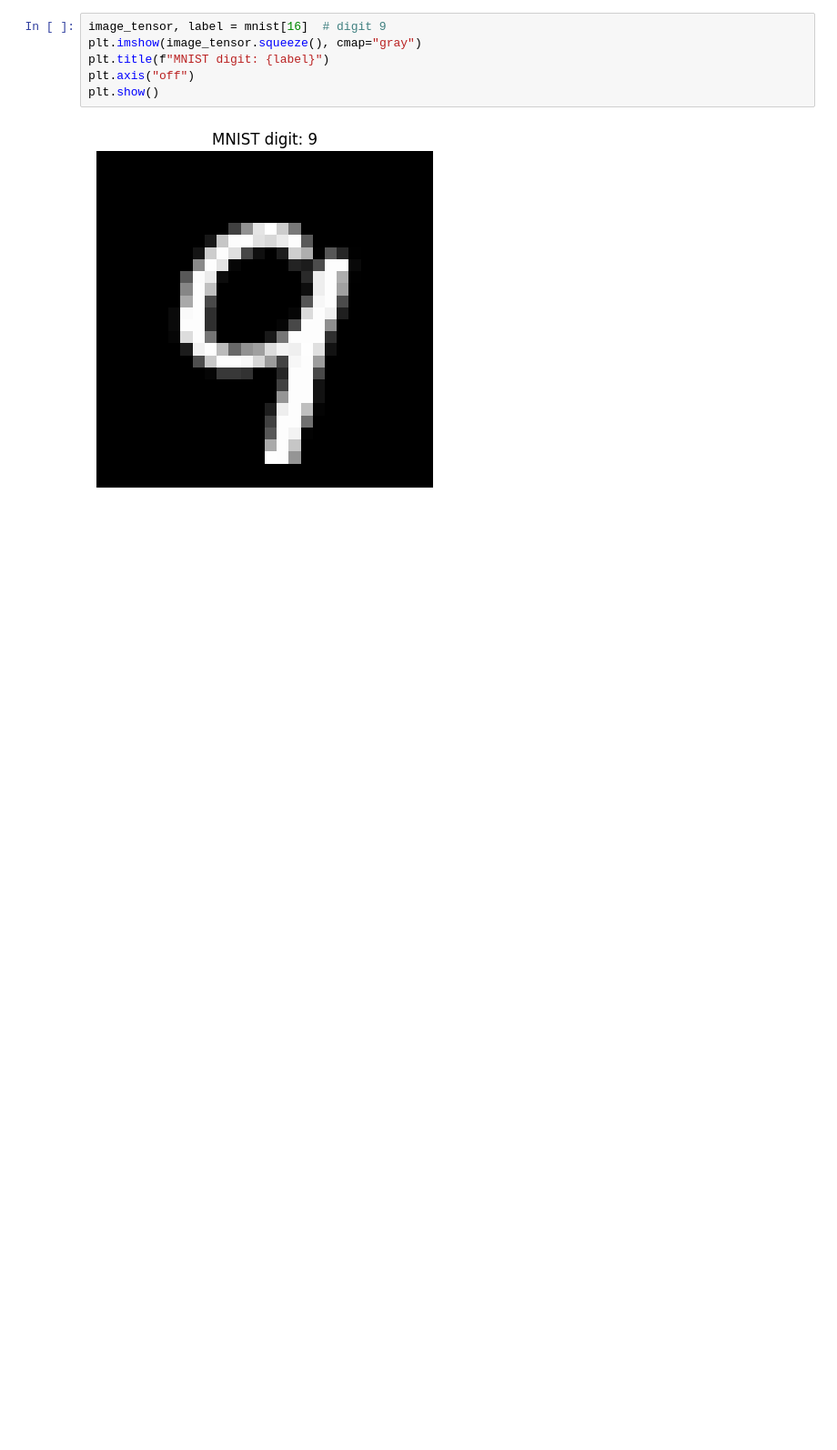
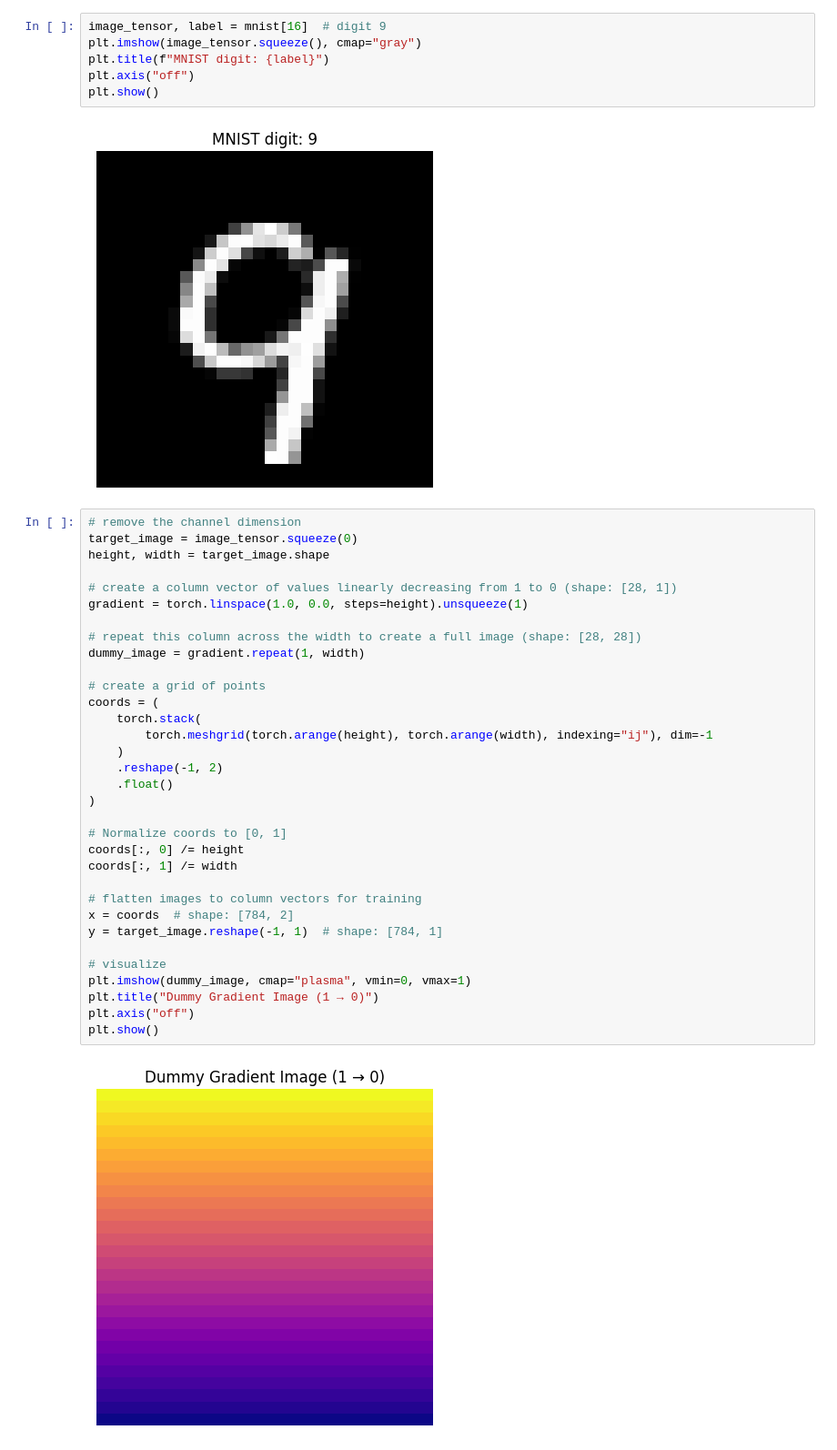
Before and after one commit to murilogustineli/implicit-function-playground, a Jupyter notebook: notebooks/02_image_approximation.ipynb, the cells around one changed output. Shown at 91% size. Cells and saved outputs as stored; diff of their text form; blank space fills up the shorter version.

```diff
--- a/notebooks/02_image_approximation.ipynb
+++ b/notebooks/02_image_approximation.ipynb
@@ -51,3 +51,38 @@ plt.axis("off")
 plt.show()
 # %% [output]
 [figure]
+# %%
+# remove the channel dimension
+target_image = image_tensor.squeeze(0)
+height, width = target_image.shape
+
+# create a column vector of values linearly decreasing from 1 to 0 (shape: [28, 1])
+gradient = torch.linspace(1.0, 0.0, steps=height).unsqueeze(1)
+
+# repeat this column across the width to create a full image (shape: [28, 28])
+dummy_image = gradient.repeat(1, width)
+
+# create a grid of points
+coords = (
+    torch.stack(
+        torch.meshgrid(torch.arange(height), torch.arange(width), indexing="ij"), dim=-1
+    )
+    .reshape(-1, 2)
+    .float()
+)
+
+# Normalize coords to [0, 1]
+coords[:, 0] /= height
+coords[:, 1] /= width
+
+# flatten images to column vectors for training
+x = coords  # shape: [784, 2]
+y = target_image.reshape(-1, 1)  # shape: [784, 1]
+
+# visualize
+plt.imshow(dummy_image, cmap="plasma", vmin=0, vmax=1)
+plt.title("Dummy Gradient Image (1 → 0)")
+plt.axis("off")
+plt.show()
+# %% [output]
+[figure, added]
```
Also changed, not shown: parts of 8 cells of this notebook.
